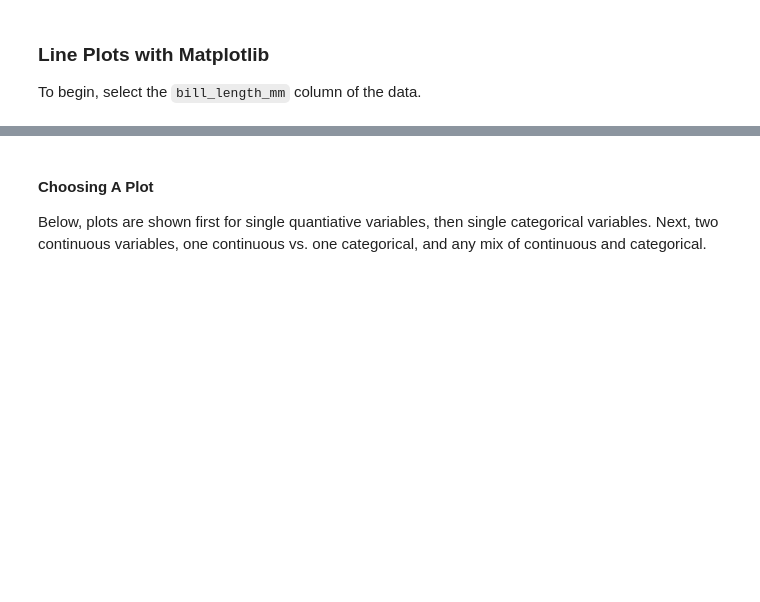
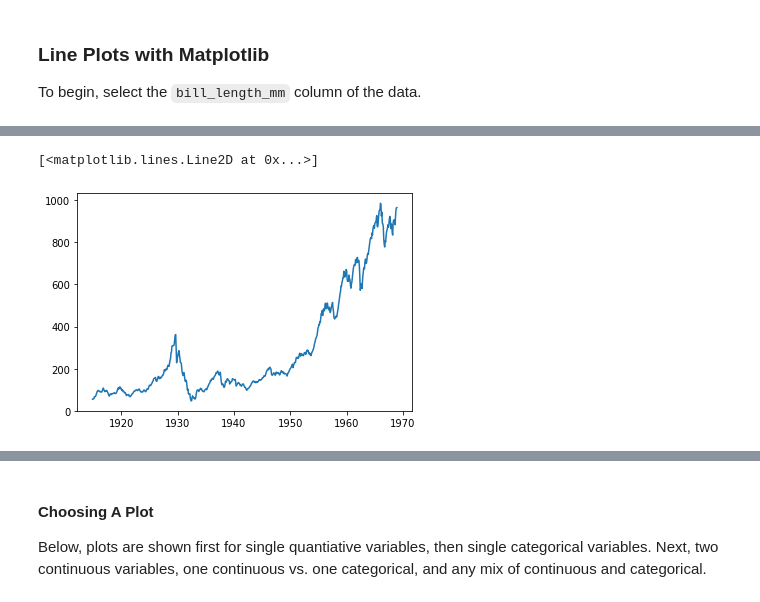
Before and after one commit to jfkoehler/nyu_bootcamp_fa24, a Jupyter notebook: _build/html/_sources/intro_to_plotting.ipynb, the cells around one changed output, grey strips where cells are left out. Drawn from its saved outputs; the diff is of its cells as text; code cells hidden in the pictures; blank space fills up the shorter version.

Commit message:
after plotting I

```diff
--- a/_build/html/_sources/intro_to_plotting.ipynb
+++ b/_build/html/_sources/intro_to_plotting.ipynb
@@ -76,4 +269,5 @@ dow = sns.load_dataset('dowjones')
 # %%
 #handle the index
+dow.set_index('Date', inplace = True)
 # %%
 #check that things changed
@@ -108,4 +375,8 @@ bill_length.plot()
 # %%
 #plot dow jones Price with matplotlib
+plt.plot(dow)
+# %% [output]
+[<matplotlib.lines.Line2D at 0x...>]
+[figure, added]
 # %%
 #plot dow jones data from series
```
Also changed, not shown: parts of 53 cells of this notebook, 39 other files.
